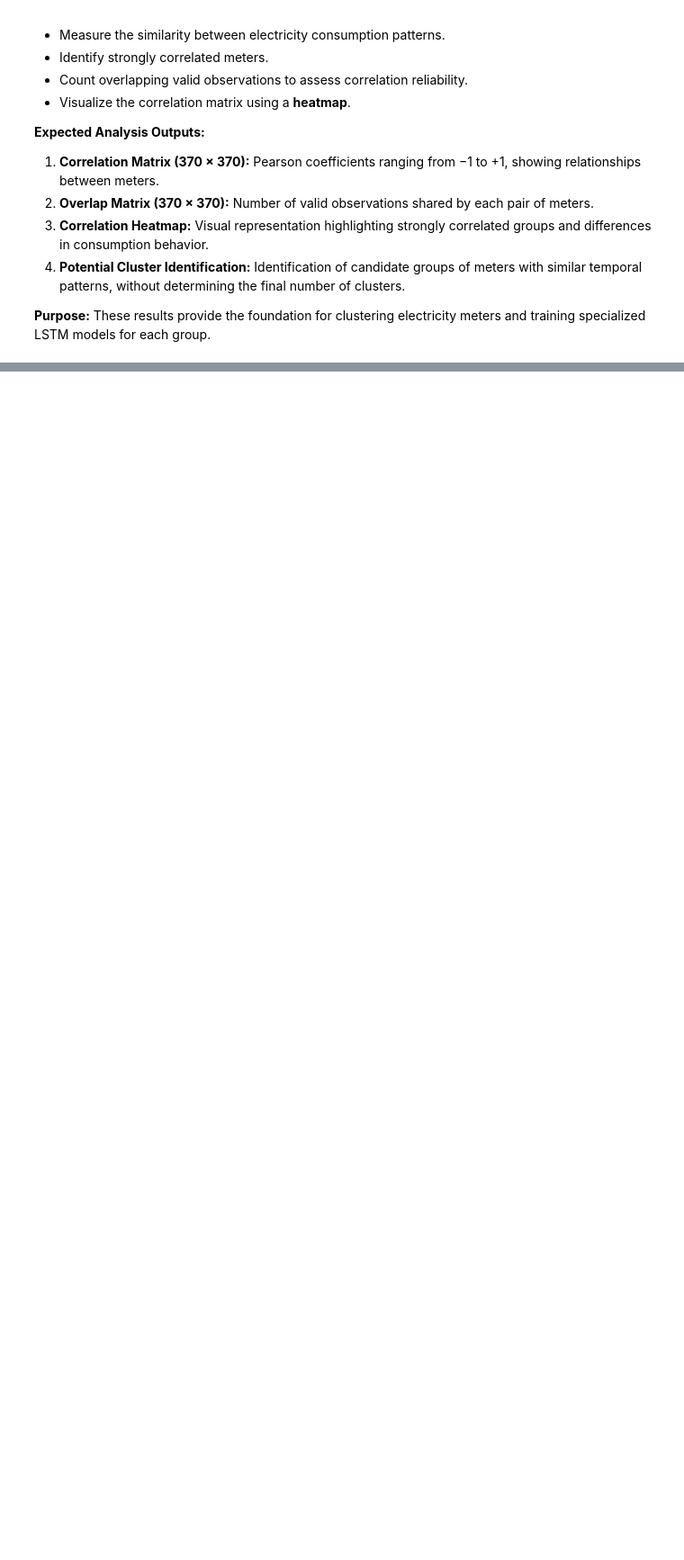
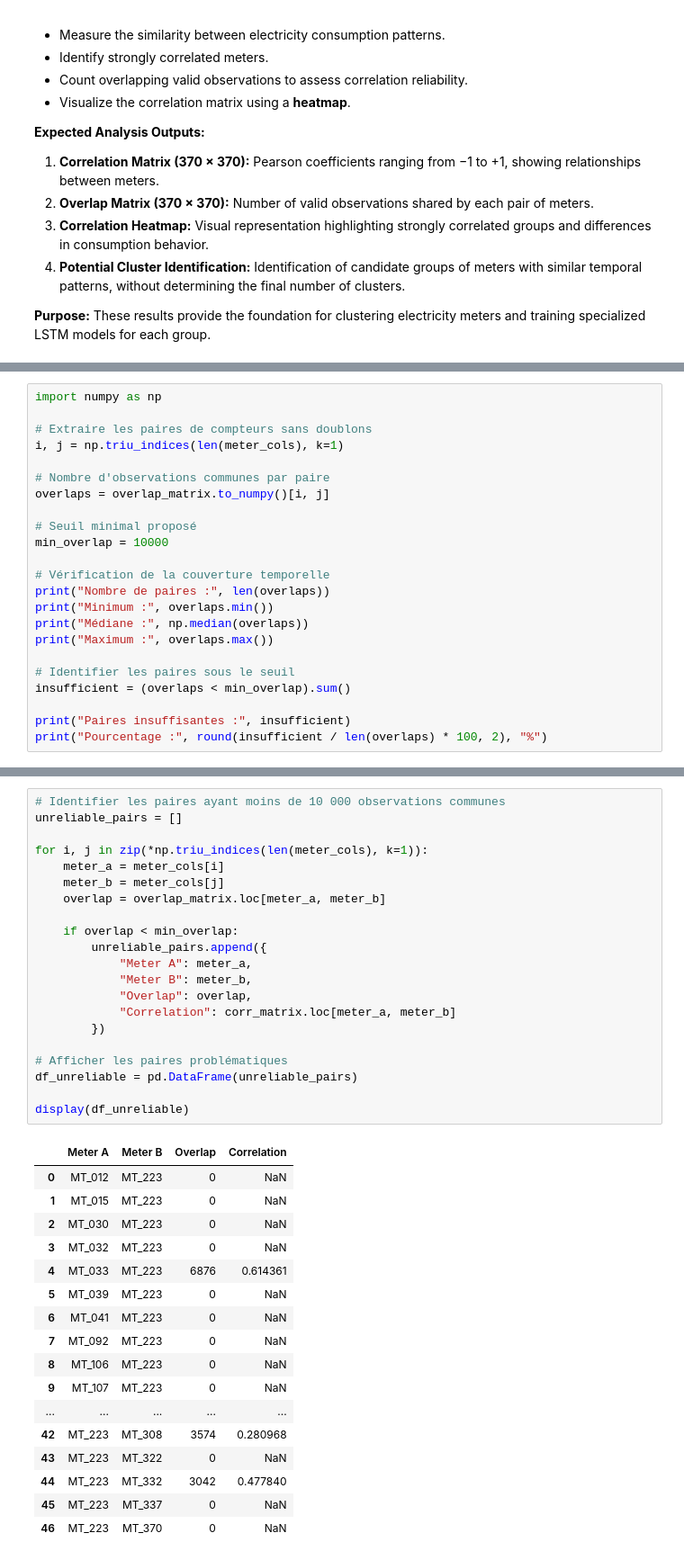
Before and after one commit to Blangi-Aladdin/electricity-forecasting-app, a Jupyter notebook: notebooks/01_data_exploration.ipynb, the cells around one changed output, grey strips where cells are left out. Shown at 90% size. Cells and saved outputs as stored; diff of their text form; blank space fills up the shorter version.

```diff
--- a/notebooks/01_data_exploration.ipynb
+++ b/notebooks/01_data_exploration.ipynb
@@ -171,0 +238,23 @@ plt.show()
+# %%
+import numpy as np
+
+# Extraire les paires de compteurs sans doublons
+i, j = np.triu_indices(len(meter_cols), k=1)
+
+# Nombre d'observations communes par paire
+overlaps = overlap_matrix.to_numpy()[i, j]
+
+# Seuil minimal proposé
+min_overlap = 10000
+
+# Vérification de la couverture temporelle
+print("Nombre de paires :", len(overlaps))
+print("Minimum :", overlaps.min())
+print("Médiane :", np.median(overlaps))
+print("Maximum :", overlaps.max())
+
+# Identifier les paires sous le seuil
+insufficient = (overlaps < min_overlap).sum()
+
+print("Paires insuffisantes :", insufficient)
+print("Pourcentage :", round(insufficient / len(overlaps) * 100, 2), "%")
@@ -171,0 +291,39 @@ plt.show()
+# %%
+# Identifier les paires ayant moins de 10 000 observations communes
+unreliable_pairs = []
+
+for i, j in zip(*np.triu_indices(len(meter_cols), k=1)):
+    meter_a = meter_cols[i]
+    meter_b = meter_cols[j]
+    overlap = overlap_matrix.loc[meter_a, meter_b]
+
+    if overlap < min_overlap:
+        unreliable_pairs.append({
+            "Meter A": meter_a,
+            "Meter B": meter_b,
+            "Overlap": overlap,
+            "Correlation": corr_matrix.loc[meter_a, meter_b]
+        })
+
+# Afficher les paires problématiques
+df_unreliable = pd.DataFrame(unreliable_pairs)
+
+display(df_unreliable)
+# %% [output]
+|  | Meter A | Meter B | Overlap | Correlation |
+| 0 | MT_012 | MT_223 | 0 | NaN |
+| 1 | MT_015 | MT_223 | 0 | NaN |
+| 2 | MT_030 | MT_223 | 0 | NaN |
+| 3 | MT_032 | MT_223 | 0 | NaN |
+| 4 | MT_033 | MT_223 | 6876 | 0.614361 |
+| 5 | MT_039 | MT_223 | 0 | NaN |
+| 6 | MT_041 | MT_223 | 0 | NaN |
+| 7 | MT_092 | MT_223 | 0 | NaN |
+| 8 | MT_106 | MT_223 | 0 | NaN |
+| 9 | MT_107 | MT_223 | 0 | NaN |
+| ... | ... | ... | ... | ... |
+| 42 | MT_223 | MT_308 | 3574 | 0.280968 |
+| 43 | MT_223 | MT_322 | 0 | NaN |
+| 44 | MT_223 | MT_332 | 3042 | 0.477840 |
+| 45 | MT_223 | MT_337 | 0 | NaN |
+| 46 | MT_223 | MT_370 | 0 | NaN |
```
Also changed, not shown: parts of 20 cells of this notebook.
